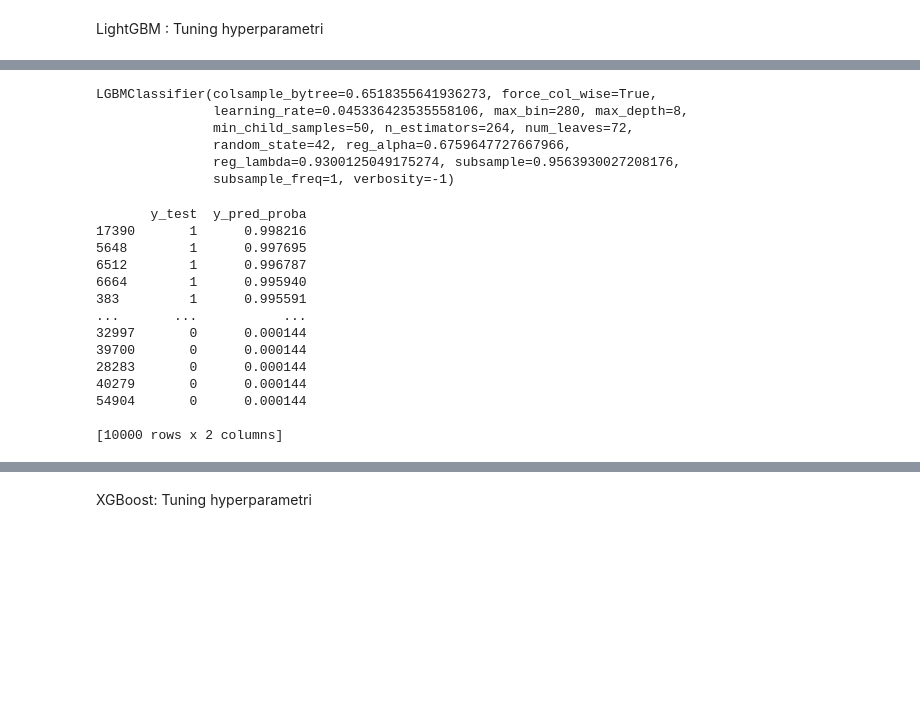
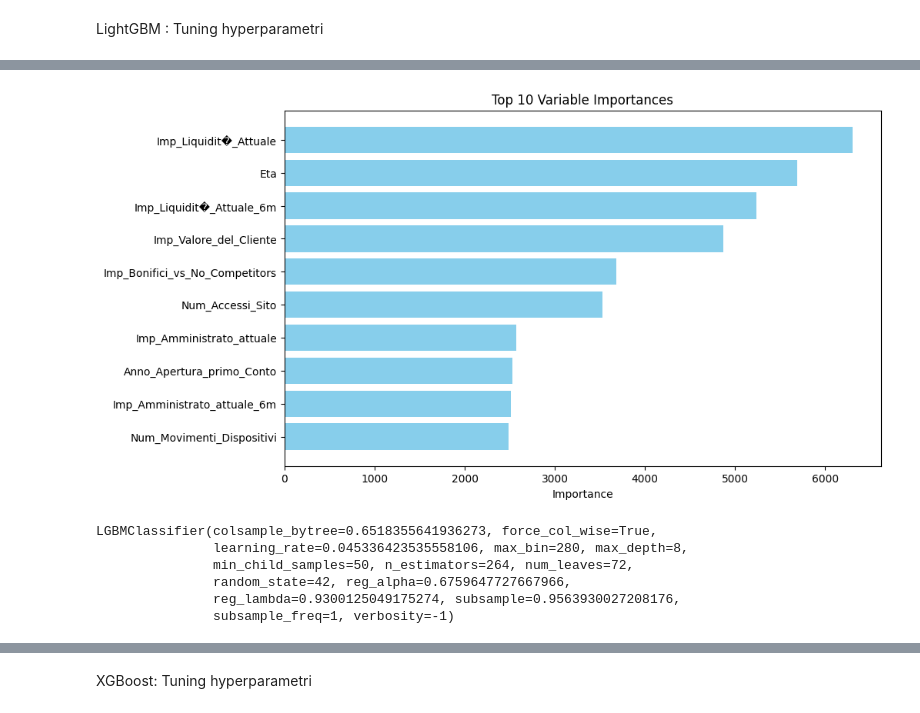
Before and after one commit to emanueleiacca/Analysis-on-Churn-Banking-Modeling-Dataset, a Jupyter notebook: Training copy.ipynb, the cells around one changed output, grey strips where cells are left out. Cells and saved outputs as stored; diff of their text form; code cells hidden in the pictures; blank space fills up the shorter version.

```diff
--- a/Training copy.ipynb
+++ b/Training copy.ipynb
@@ -175,4 +198,24 @@ best_lgb_classifier.fit(X_train_res, y_train_res)
 lgbm_predictions = best_lgb_classifier.predict_proba(X_test)[:, 1]
+# %%
+import matplotlib.pyplot as plt
+
+# Get feature importances
+importance = best_lgb_classifier.feature_importances_
+
+# Summarize feature importances
+features = X_train.columns
+importance_df = pd.DataFrame({'Feature': features, 'Importance': importance})
+importance_df = importance_df.sort_values(by='Importance', ascending=False)
+
+# Plot feature importances
+plt.figure(figsize=(10, 6))
+plt.barh(importance_df['Feature'].head(10), importance_df['Importance'].head(10), color='skyblue')
+plt.xlabel('Importance')
+plt.title('Top 10 Variable Importances')
+plt.gca().invert_yaxis()  # Invert y-axis to have the most important at the top
+plt.show()
+# %% [output]
+[figure, added]
 # %%
 best_lgb_classifier
 # %% [output]
@@ -183,7 +226,7 @@ LGBMClassifier(colsample_bytree=0.6518355641936273, force_col_wise=True,
                reg_lambda=0.9300125049175274, subsample=0.9563930027208176,
                subsample_freq=1, verbosity=-1)
 # %%
-X_train, X_test, y_train, y_test = train_test_split(X, y, test_size=0.2, random_state=19) #cambiamo lo split per vedere se i nostri dati overfittano
+X_train, X_test, y_train, y_test = train_test_split(X, y, test_size=0.2, random_state=17) #cambiamo lo split per vedere se i nostri dati overfittano
 X_train = pd.get_dummies(X_train)
 X_test = pd.get_dummies(X_test)
 
@@ -201,33 +244,3 @@ X_test = X_test[X_train_res.columns]
 X_train = clean_feature_names(X_train)
 X_test = clean_feature_names(X_test)
 X_train, X_test = X_train.align(X_test, join='inner', axis=1)
-
-#best_lgb_classifier.fit(X_train, y_train)
-lgbm_predictions = best_lgb_classifier.predict_proba(X_test)[:, 1]
-
-results_df = pd.DataFrame({
-    'y_test': y_test,
-    'y_pred_proba': lgbm_predictions
-
-})
-
-#selezioniamo top 10k clienti con possibilità di essere SI
-results_df_si = results_df
-results_df_si_sorted = results_df_si.sort_values(by='y_pred_proba', ascending=False)
-top_10000_si = results_df_si_sorted.head(10000)
-print(top_10000_si)
-# %% [output]
-       y_test  y_pred_proba
-17390       1      0.998216
-5648        1      0.997695
-6512        1      0.996787
-6664        1      0.995940
-383         1      0.995591
-...       ...           ...
-32997       0      0.000144
-39700       0      0.000144
-28283       0      0.000144
-40279       0      0.000144
-54904       0      0.000144
-
-[10000 rows x 2 columns]
```
Also changed, not shown: parts of 38 cells of this notebook, 2 other files.
